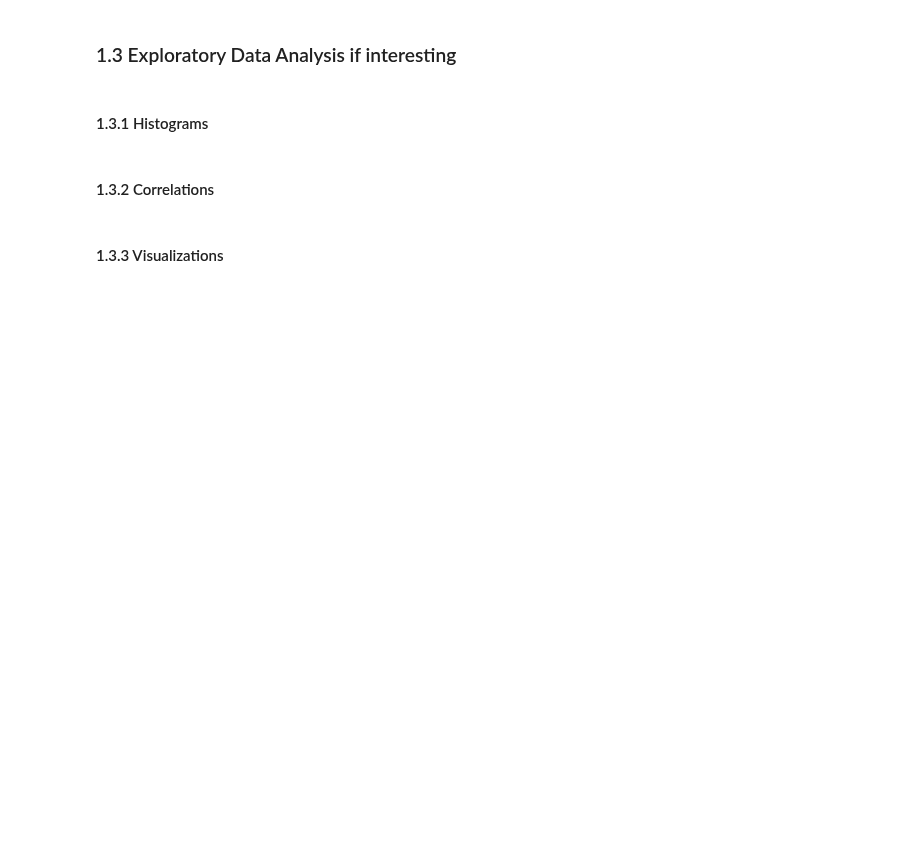
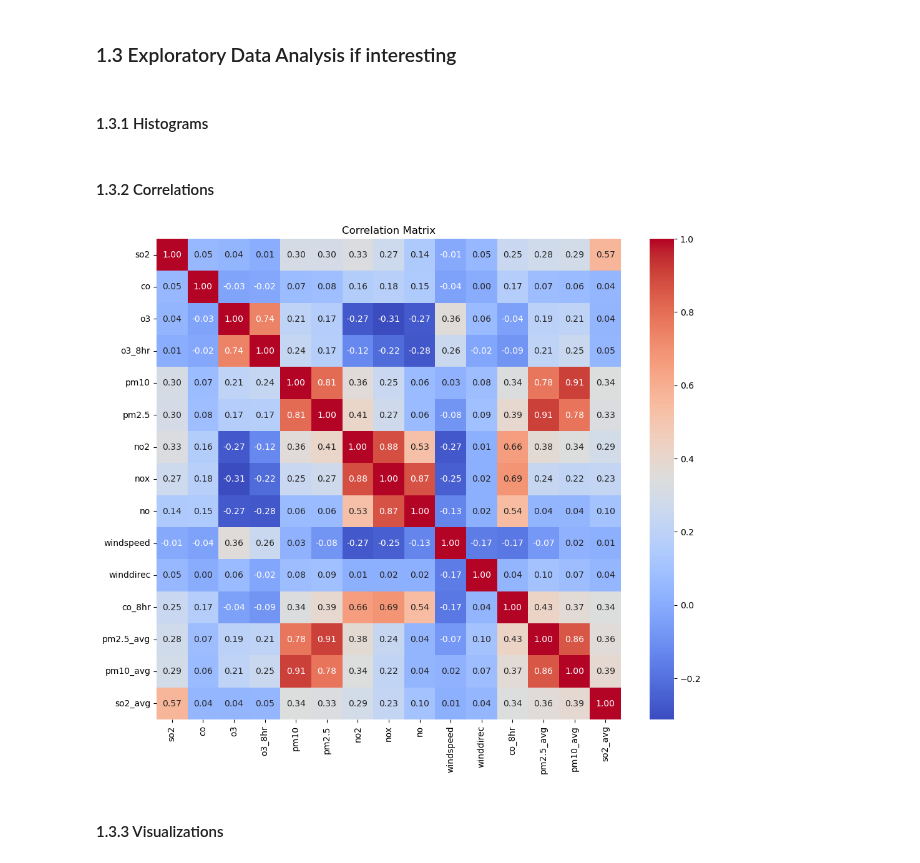
Before and after one commit to AlbertZweistein-2/184.702_MachineLearning, a Jupyter notebook: Ex2/src/Group70_OlsacherPoneschWinkler_Taiwan.ipynb, the cells around one changed output. Drawn from its saved outputs; the diff is of its cells as text; code cells hidden in the pictures; blank space fills up the shorter version.

Commit message:
Load Data + Preprocessing

```diff
--- a/Ex2/src/Group70_OlsacherPoneschWinkler_Taiwan.ipynb
+++ b/Ex2/src/Group70_OlsacherPoneschWinkler_Taiwan.ipynb
@@ -58,2 +61,20 @@ Reading Taiwan Air Quality Data...
 # %% [markdown]
 ### 1.2 Initial Data Overview
+# %%
+#check for duplicates
+print(f"Number of duplicate rows: {data.duplicated().sum()}")
+
+
+
+#split into features and target
+X = data.drop(columns=['date', 'sitename', 'county', 'aqi', 'pollutant' , 'status', 'unit', 'longitude', 'latitude', 'siteid'])
+y = data['aqi']
+
+#convert all columns to numeric, coerce errors to NaN
+X = X.apply(pd.to_numeric, errors='coerce')
+Y= y.apply(pd.to_numeric, errors='coerce')
+
+#exclude y NaN values from X and Y
+valid_indices = Y.notnull()
+X = X[valid_indices]
+Y = Y[valid_indices]
@@ -63,5 +91,16 @@ Reading Taiwan Air Quality Data...
 #### 1.3.1 Histograms
 # %% [markdown]
 #### 1.3.2 Correlations
+# %%
+# correlation matrix
+
+
+plt.figure(figsize=(12, 10))
+correlation_matrix = X.corr()
+sns.heatmap(correlation_matrix, annot=True, fmt=".2f", cmap='coolwarm')
+plt.title('Correlation Matrix')
+plt.show()
+# %% [output]
+[figure, added]
 # %% [markdown]
 #### 1.3.3 Visualizations
```
Also changed, not shown: parts of 18 cells of this notebook, 1 other file.
